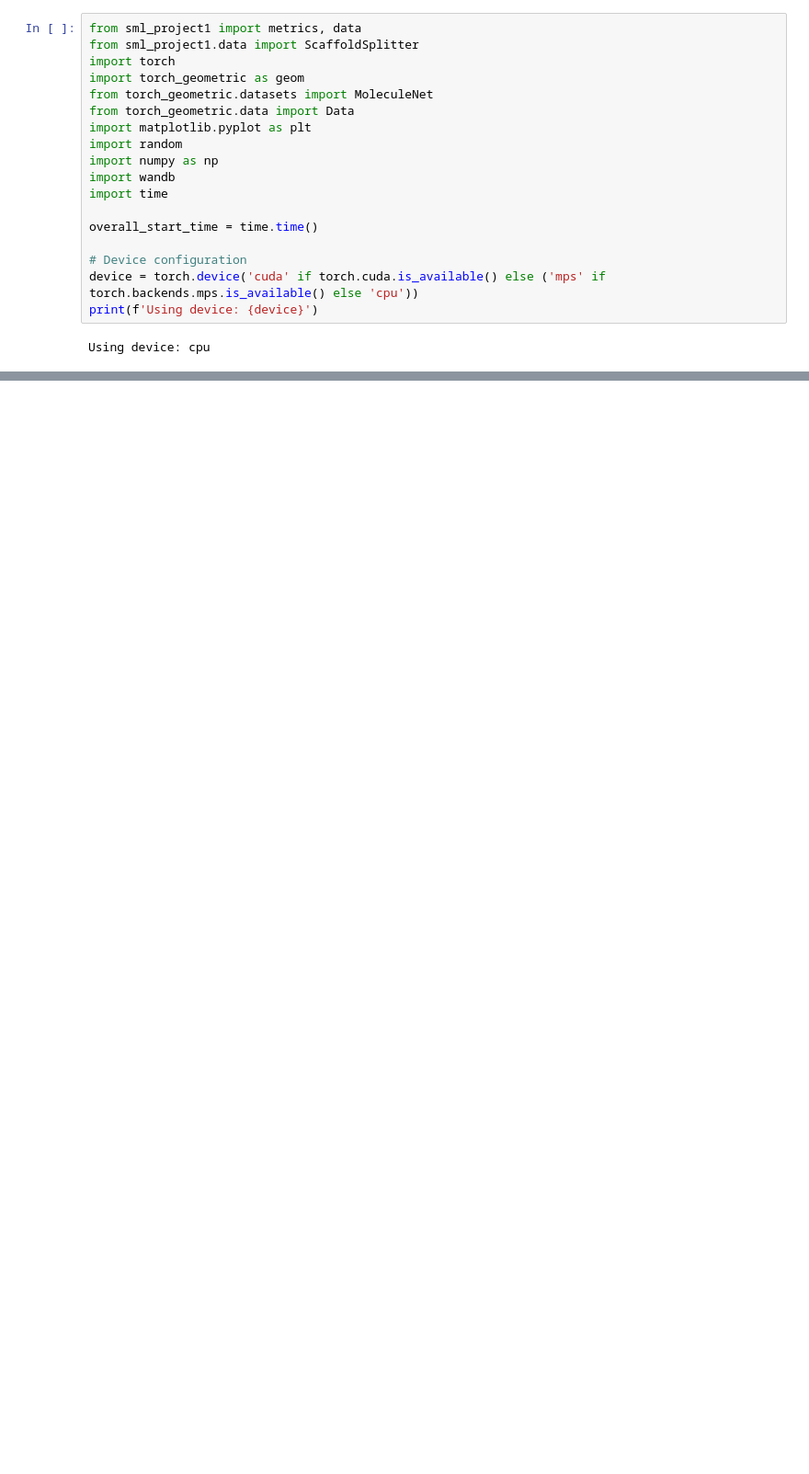
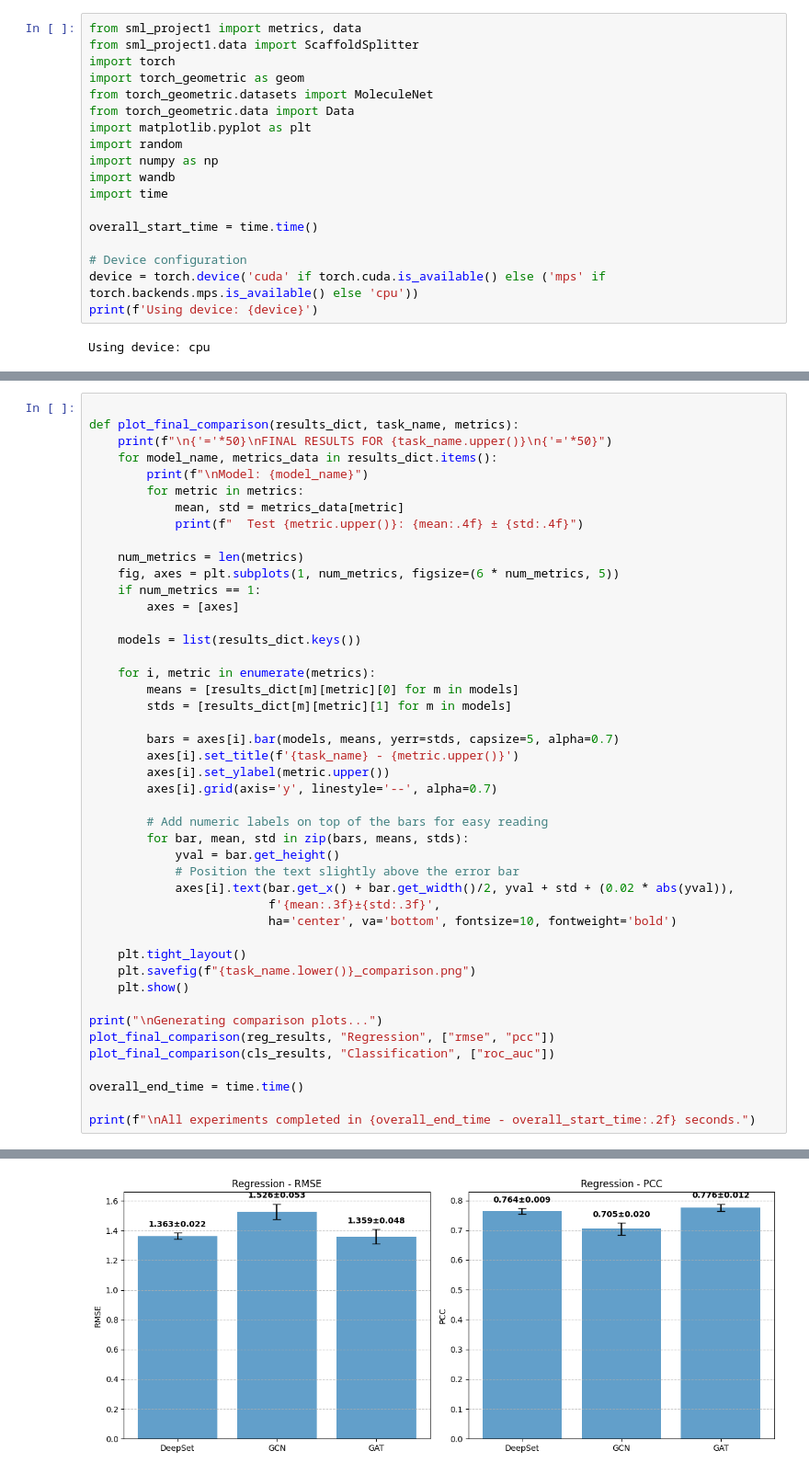
Before and after one commit to MahdiTheGreat/ai-machine-learning, a Jupyter notebook: project 1/Structured_ML_Project_Notebook.ipynb, the cells around one changed output, grey strips where cells are left out. Shown at 92% size. Drawn from its saved outputs; the diff is of its cells as text; blank space fills up the shorter version.

```diff
--- a/project 1/Structured_ML_Project_Notebook.ipynb
+++ b/project 1/Structured_ML_Project_Notebook.ipynb
@@ -197,0 +998,46 @@ tensor([[8, 0, 2, 5, 1, 0, 4, 0, 0],
+# %%
+
+def plot_final_comparison(results_dict, task_name, metrics):
+    print(f"\n{'='*50}\nFINAL RESULTS FOR {task_name.upper()}\n{'='*50}")
+    for model_name, metrics_data in results_dict.items():
+        print(f"\nModel: {model_name}")
+        for metric in metrics:
+            mean, std = metrics_data[metric]
+            print(f"  Test {metric.upper()}: {mean:.4f} ± {std:.4f}")
+
+    num_metrics = len(metrics)
+    fig, axes = plt.subplots(1, num_metrics, figsize=(6 * num_metrics, 5))
+    if num_metrics == 1:
+        axes = [axes]
+
+    models = list(results_dict.keys())
+
+    for i, metric in enumerate(metrics):
+        means = [results_dict[m][metric][0] for m in models]
+        stds = [results_dict[m][metric][1] for m in models]
+
+        bars = axes[i].bar(models, means, yerr=stds, capsize=5, alpha=0.7)
+        axes[i].set_title(f'{task_name} - {metric.upper()}')
+        axes[i].set_ylabel(metric.upper())
+        axes[i].grid(axis='y', linestyle='--', alpha=0.7)
+
+        # Add numeric labels on top of the bars for easy reading
+        for bar, mean, std in zip(bars, means, stds):
+            yval = bar.get_height()
+            # Position the text slightly above the error bar
+            axes[i].text(bar.get_x() + bar.get_width()/2, yval + std + (0.02 * abs(yval)),
+                         f'{mean:.3f}±{std:.3f}',
+                         ha='center', va='bottom', fontsize=10, fontweight='bold')
+
+    plt.tight_layout()
+    plt.savefig(f"{task_name.lower()}_comparison.png")
+    plt.show()
+
+print("\nGenerating comparison plots...")
+plot_final_comparison(reg_results, "Regression", ["rmse", "pcc"])
+plot_final_comparison(cls_results, "Classification", ["roc_auc"])
+
+overall_end_time = time.time()
+
+print(f"\nAll experiments completed in {overall_end_time - overall_start_time:.2f} seconds.")
+# %% [output]
@@ -197,0 +1061 @@ tensor([[8, 0, 2, 5, 1, 0, 4, 0, 0],
+[figure, added]
```
Also changed, not shown: parts of 15 cells of this notebook.
